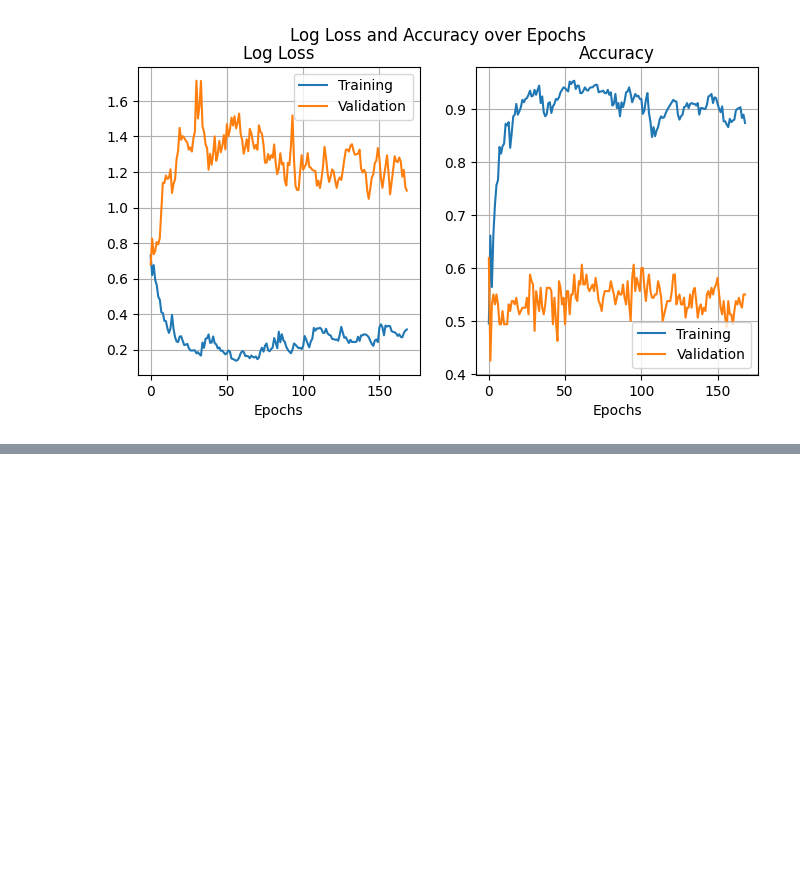
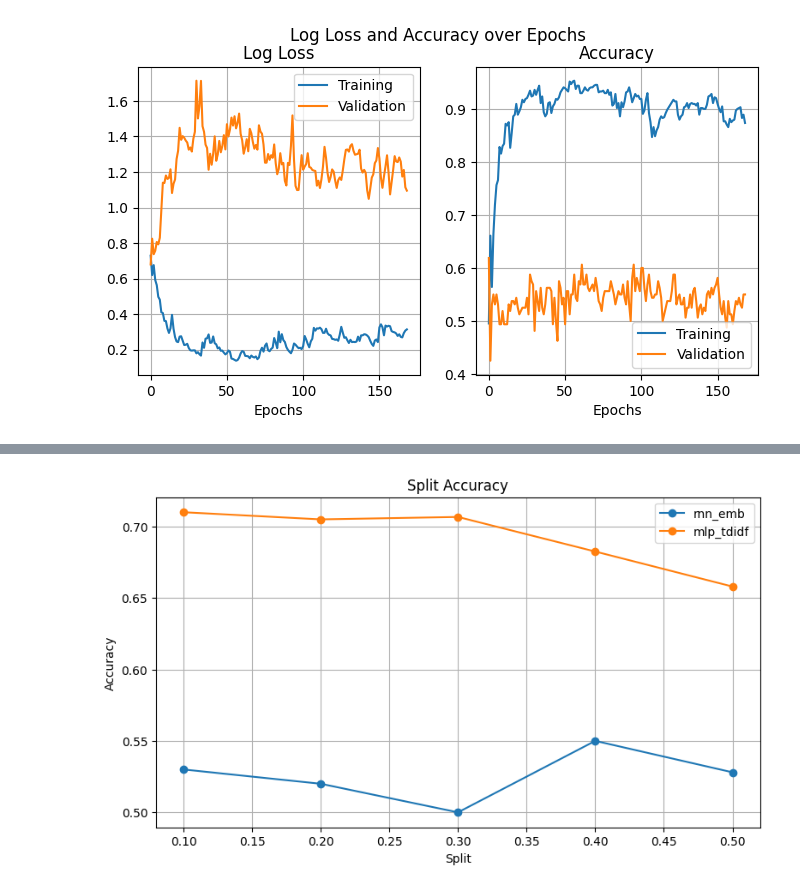
Before and after one commit to aleksKaluski/neural_network_comparision, a Jupyter notebook: preprocessing.ipynb, the cells around one changed output, grey strips where cells are left out. Cells and saved outputs as stored; diff of their text form; code cells hidden in the pictures; blank space fills up the shorter version.

```diff
--- a/preprocessing.ipynb
+++ b/preprocessing.ipynb
@@ -266,3 +262,13 @@ Epoch 169/169
 rnn_ebm.plot_loss_accuracy()
 # %% [output]
 [figure]
+# %%
+rnn_ebm_split = comp.test_split_ratio(dataset,
+                                      "RNN",
+                                      "EBM",
+                                      learning_rate=rnn_emb_params.iloc[-1]['params_learning_rate'],
+                                      epochs=rnn_emb_params.iloc[-1]['params_epochs'],
+                                      units=rnn_emb_params.iloc[-1]['params_units'],
+                                      batch_size=rnn_emb_params.iloc[-1]['params_batch_size'],
+                                      two_layers=rnn_emb_params.iloc[-1]['params_two_layers']
+                                      )
@@ -268,0 +280,10 @@ rnn_ebm.plot_loss_accuracy()
+# %%
+rnn_ebm_vocab = comp.test_vocab_size(df,
+                                      "RNN",
+                                      "EBM",
+                                      learning_rate=rnn_emb_params.iloc[-1]['params_learning_rate'],
+                                      epochs=rnn_emb_params.iloc[-1]['params_epochs'],
+                                      units=rnn_emb_params.iloc[-1]['params_units'],
+                                      batch_size=rnn_emb_params.iloc[-1]['params_batch_size'],
+                                      two_layers=rnn_emb_params.iloc[-1]['params_two_layers']
+                                      )
@@ -268,0 +295,22 @@ rnn_ebm.plot_loss_accuracy()
+# %%
+"""
+3) Upload data to the class for comparison
+"""
+table = tb.Table()
+table.add_record(name="rnn_emb",
+                 epoch=rnn_emb_params.iloc[-1]["params_epochs"],
+                 lr=rnn_emb_params.iloc[-1]["params_learning_rate"],
+                 units=rnn_emb_params.iloc[-1]["params_units"],
+                 avg_time=rnn_emb_params.iloc[-1]["time"],
+                 batch_size=rnn_emb_params.iloc[-1]["params_batch_size"],
+                 two_layers=rnn_emb_params.iloc[-1]["params_two_layers"],
+                 split_accuracy=rnn_ebm_split,
+                 vocab_accuracy=rnn_ebm_vocab)
+
+table.add_record(name="mlp_tdidf",
+                 epoch=mlp_tdidf_params.iloc[-1]["params_epochs"],
+                 lr=mlp_tdidf_params.iloc[-1]["params_learning_rate"],
+                 units=mlp_tdidf_params.iloc[-1]["params_units"],
+                 avg_time=mlp_tdidf_params.iloc[-1]["time"],
+                 split_accuracy=mlp_tdidf_split,
+                 vocab_accuracy=mlp_tdidf_vocab)
@@ -268,0 +345,4 @@ rnn_ebm.plot_loss_accuracy()
+# %%
+table.plot_split_accuracy()
+# %% [output]
+[figure, added]
```
Also changed, not shown: parts of 14 cells of this notebook, 4 other files.
